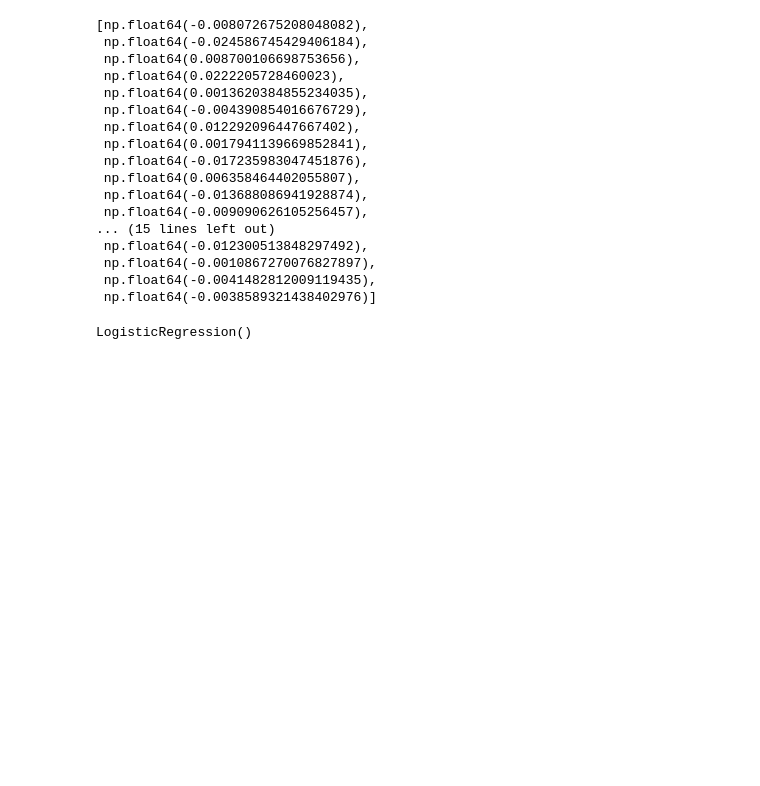
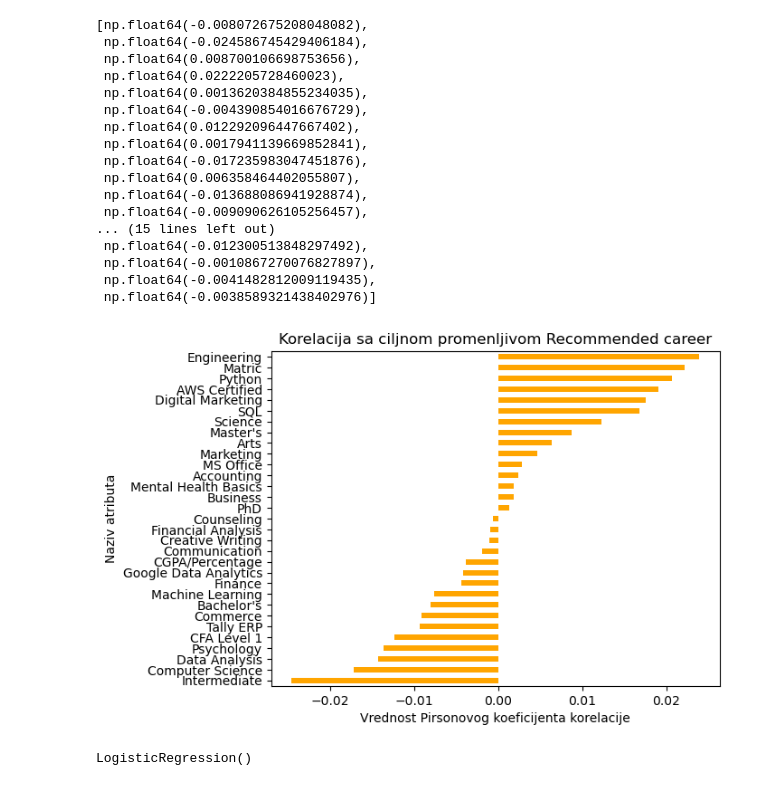
Before and after one commit to Tsonee/Career-path-recommendation, a Jupyter notebook: Multinomijalna logisticka regresija.ipynb, the cells around one changed output. Cells and saved outputs as stored; diff of their text form; code cells hidden in the pictures; blank space fills up the shorter version.

```diff
--- a/Multinomijalna logisticka regresija.ipynb
+++ b/Multinomijalna logisticka regresija.ipynb
@@ -175,6 +201,17 @@ coefs
  np.float64(-0.0010867270076827897),
  np.float64(-0.0041482812009119435),
  np.float64(-0.0038589321438402976)]
+# %%
+corrcoefs_for_plot = pd.Series(coefs, index=feature_names)
+corrcoefs_for_plot.sort_values(inplace=True)
+
+corrcoefs_for_plot.plot(kind='barh', color='orange')
+plt.title('Korelacija sa ciljnom promenljivom Recommended career')
+plt.xlabel('Vrednost Pirsonovog koeficijenta korelacije')
+plt.ylabel('Naziv atributa')
+plt.show()
+# %% [output]
+[figure, added]
 # %%
 x_train, x_test, y_train, y_test = model_selection.train_test_split(x, y_encoded, test_size=0.33, stratify=y, random_state = 7)
 scaler = preprocessing.StandardScaler()
```
Also changed, not shown: parts of 6 cells of this notebook, 1 other file.
